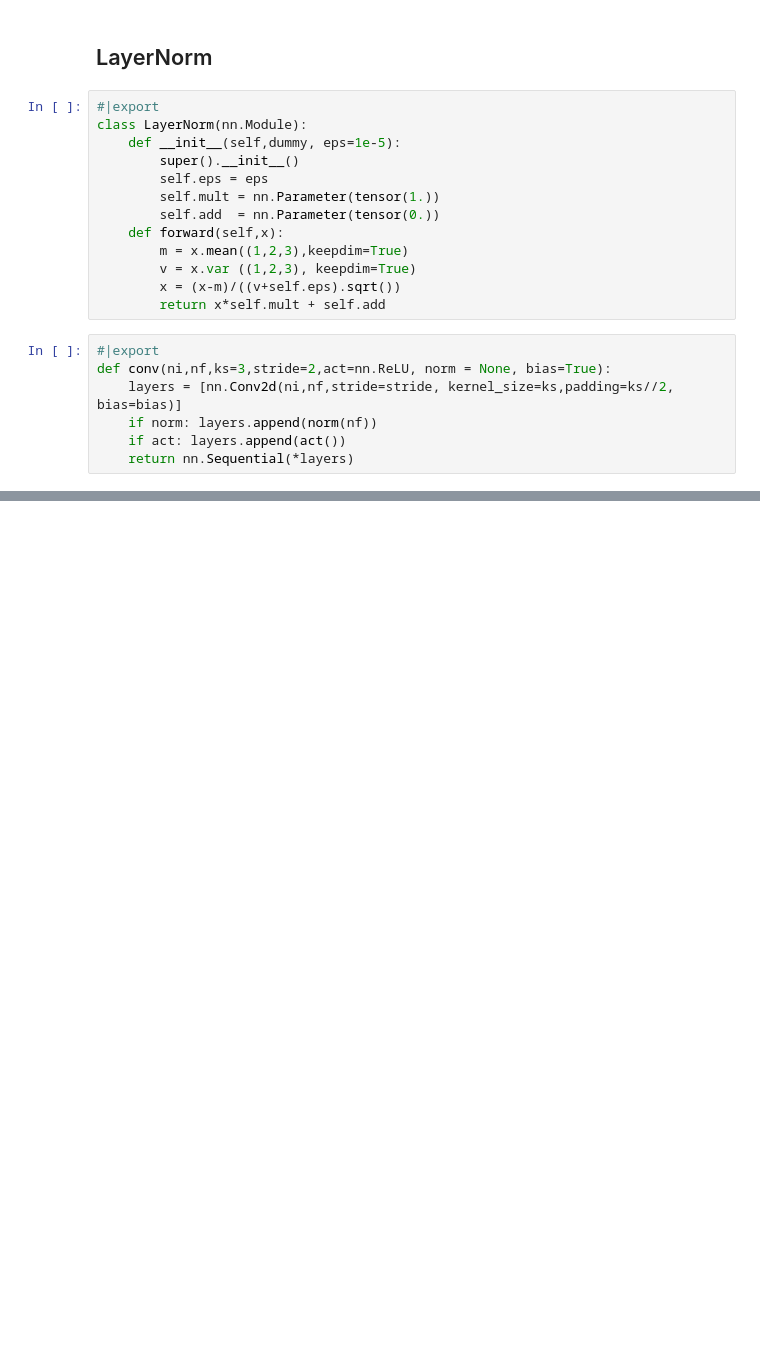
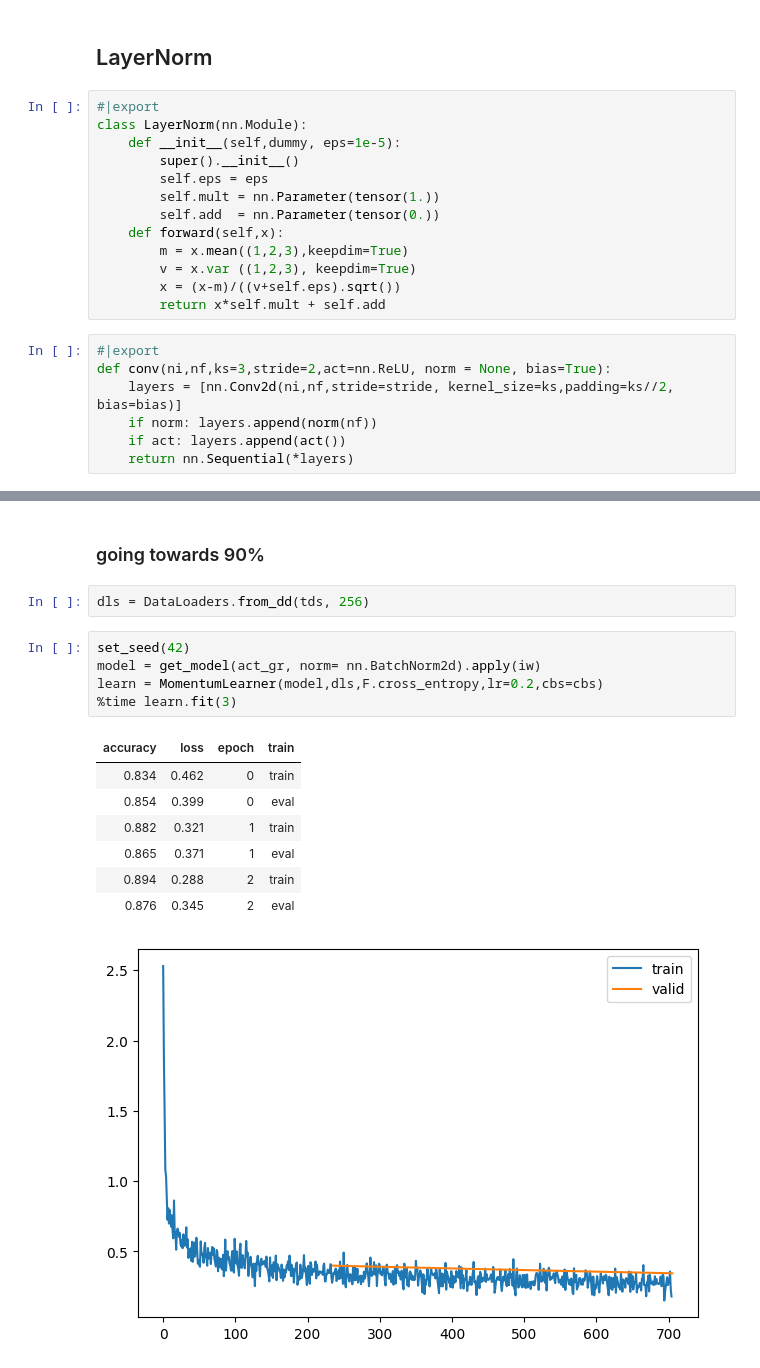
Before and after one commit to mtm-007/Deep-Learing-from-the-foundation-and-GEN_AI, a Jupyter notebook: initializing.ipynb, the cells around one changed output, grey strips where cells are left out. Saved outputs shown, nothing was run; the diff lists cells and outputs as text; blank space fills up the shorter version.

```diff
--- a/initializing.ipynb
+++ b/initializing.ipynb
@@ -574,0 +621,18 @@ astats.plot_stats()
+# %% [markdown]
+### going towards 90%
+# %%
+dls = DataLoaders.from_dd(tds, 256)
+# %%
+set_seed(42)
+model = get_model(act_gr, norm= nn.BatchNorm2d).apply(iw)
+learn = MomentumLearner(model,dls,F.cross_entropy,lr=0.2,cbs=cbs)
+%time learn.fit(3)
+# %% [output]
+| accuracy | loss | epoch | train |
+| 0.834 | 0.462 | 0 | train |
+| 0.854 | 0.399 | 0 | eval |
+| 0.882 | 0.321 | 1 | train |
+| 0.865 | 0.371 | 1 | eval |
+| 0.894 | 0.288 | 2 | train |
+| 0.876 | 0.345 | 2 | eval |
+[figure, added]
```
Also changed, not shown: parts of 28 cells of this notebook.
